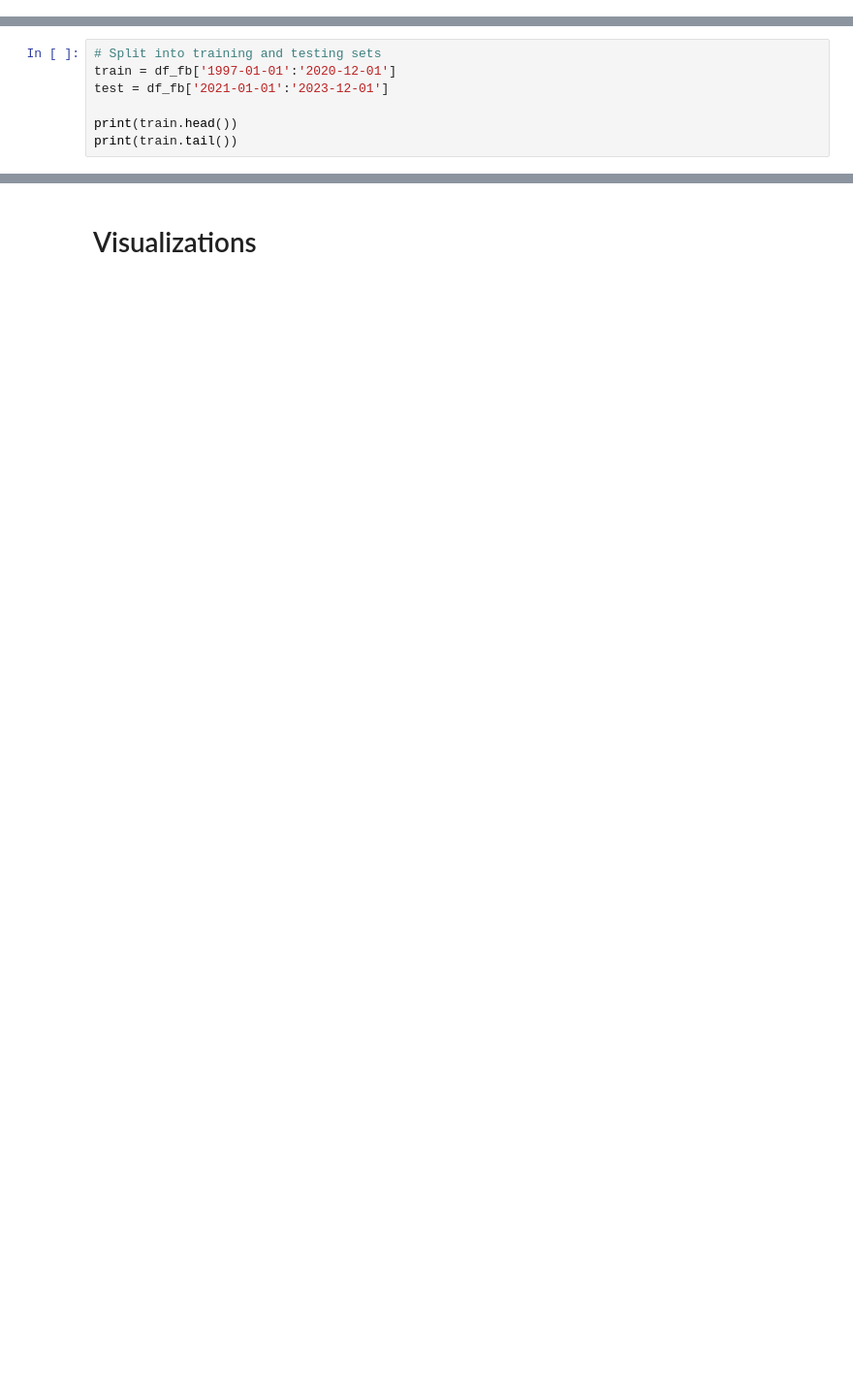
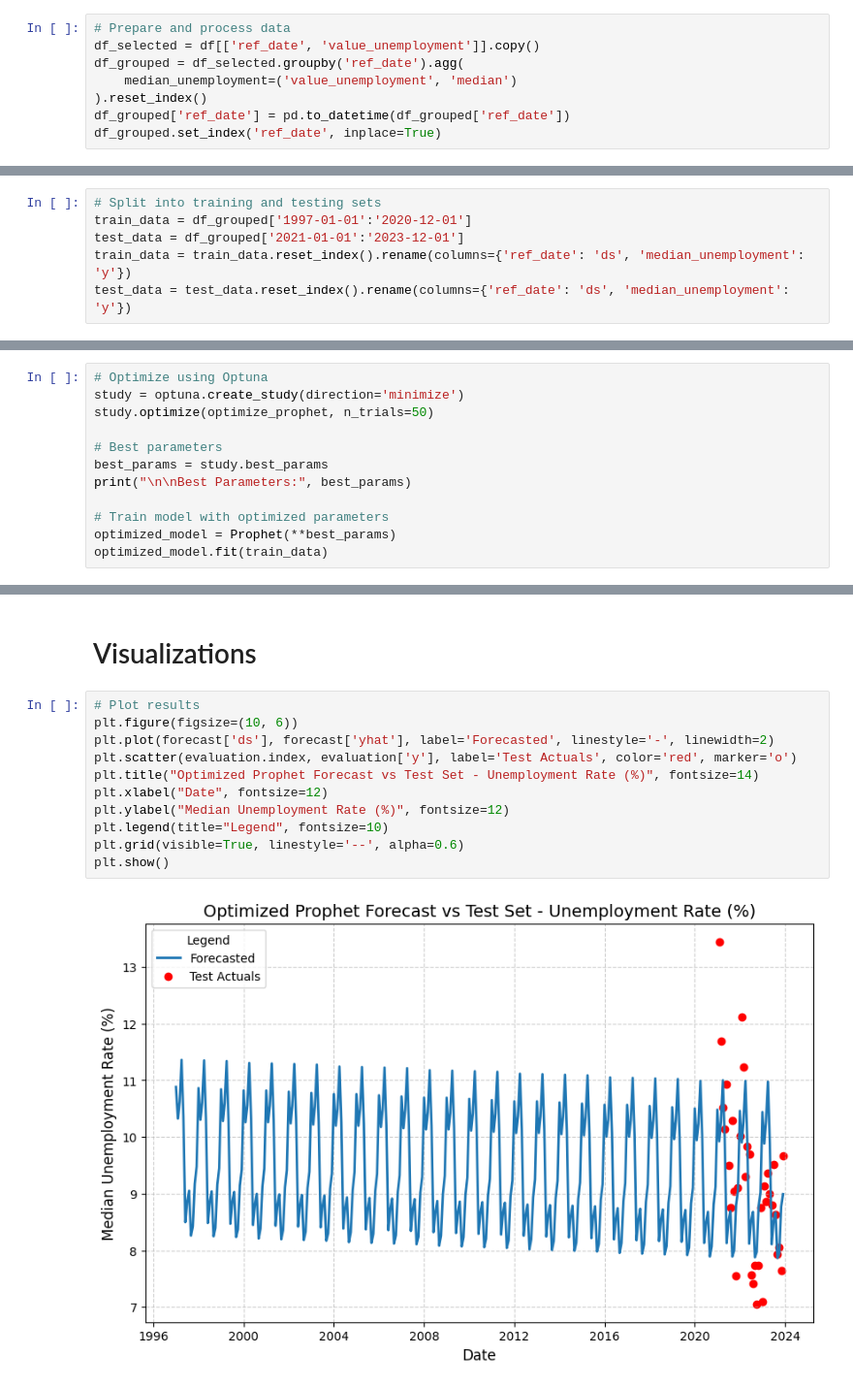
Before and after one commit to nelises/time-series-forecast, a Jupyter notebook: statistical analysis/FB Prophet/FB Prophet - unemployment.ipynb, the cells around one changed output, grey strips where cells are left out. Shown at 97% size. Saved outputs shown, nothing was run; the diff lists cells and outputs as text; blank space fills up the shorter version.

Commit message:
FB Prophet

```diff
--- a/statistical analysis/FB Prophet/FB Prophet - unemployment.ipynb
+++ b/statistical analysis/FB Prophet/FB Prophet - unemployment.ipynb
@@ -71,11 +39,18 @@ print('\n\nDataset:\n', df_fb.head(2))
+# %%
+# Prepare and process data
+df_selected = df[['ref_date', 'value_unemployment']].copy()
+df_grouped = df_selected.groupby('ref_date').agg(
+    median_unemployment=('value_unemployment', 'median')
+).reset_index()
+df_grouped['ref_date'] = pd.to_datetime(df_grouped['ref_date'])
+df_grouped.set_index('ref_date', inplace=True)
 # %% [markdown]
 # FB Prophet Model
 # %% [markdown]
 ## Assign Training & Testing Sets
 # %%
 # Split into training and testing sets
-train = df_fb['1997-01-01':'2020-12-01']
-test = df_fb['2021-01-01':'2023-12-01']
-
-print(train.head())
-print(train.tail())
+train_data = df_grouped['1997-01-01':'2020-12-01']
+test_data = df_grouped['2021-01-01':'2023-12-01']
+train_data = train_data.reset_index().rename(columns={'ref_date': 'ds', 'median_unemployment': 'y'})
+test_data = test_data.reset_index().rename(columns={'ref_date': 'ds', 'median_unemployment': 'y'})
@@ -102,0 +83,12 @@ df_p.head()
+# %%
+# Optimize using Optuna
+study = optuna.create_study(direction='minimize')
+study.optimize(optimize_prophet, n_trials=50)
+
+# Best parameters
+best_params = study.best_params
+print("\n\nBest Parameters:", best_params)
+
+# Train model with optimized parameters
+optimized_model = Prophet(**best_params)
+optimized_model.fit(train_data)
@@ -146,4 +249,17 @@ print(f"Mean Absolute Percentage Error (MAPE): {mape}")
 # %% [markdown]
 # Visualizations
+# %%
+# Plot results
+plt.figure(figsize=(10, 6))
+plt.plot(forecast['ds'], forecast['yhat'], label='Forecasted', linestyle='-', linewidth=2)
+plt.scatter(evaluation.index, evaluation['y'], label='Test Actuals', color='red', marker='o')
+plt.title("Optimized Prophet Forecast vs Test Set - Unemployment Rate (%)", fontsize=14)
+plt.xlabel("Date", fontsize=12)
+plt.ylabel("Median Unemployment Rate (%)", fontsize=12)
+plt.legend(title="Legend", fontsize=10)
+plt.grid(visible=True, linestyle='--', alpha=0.6)
+plt.show()
+# %% [output]
+[figure, added]
 # %%
 # Generate plot
```
Also changed, not shown: parts of 21 cells of this notebook, 1 other file.
